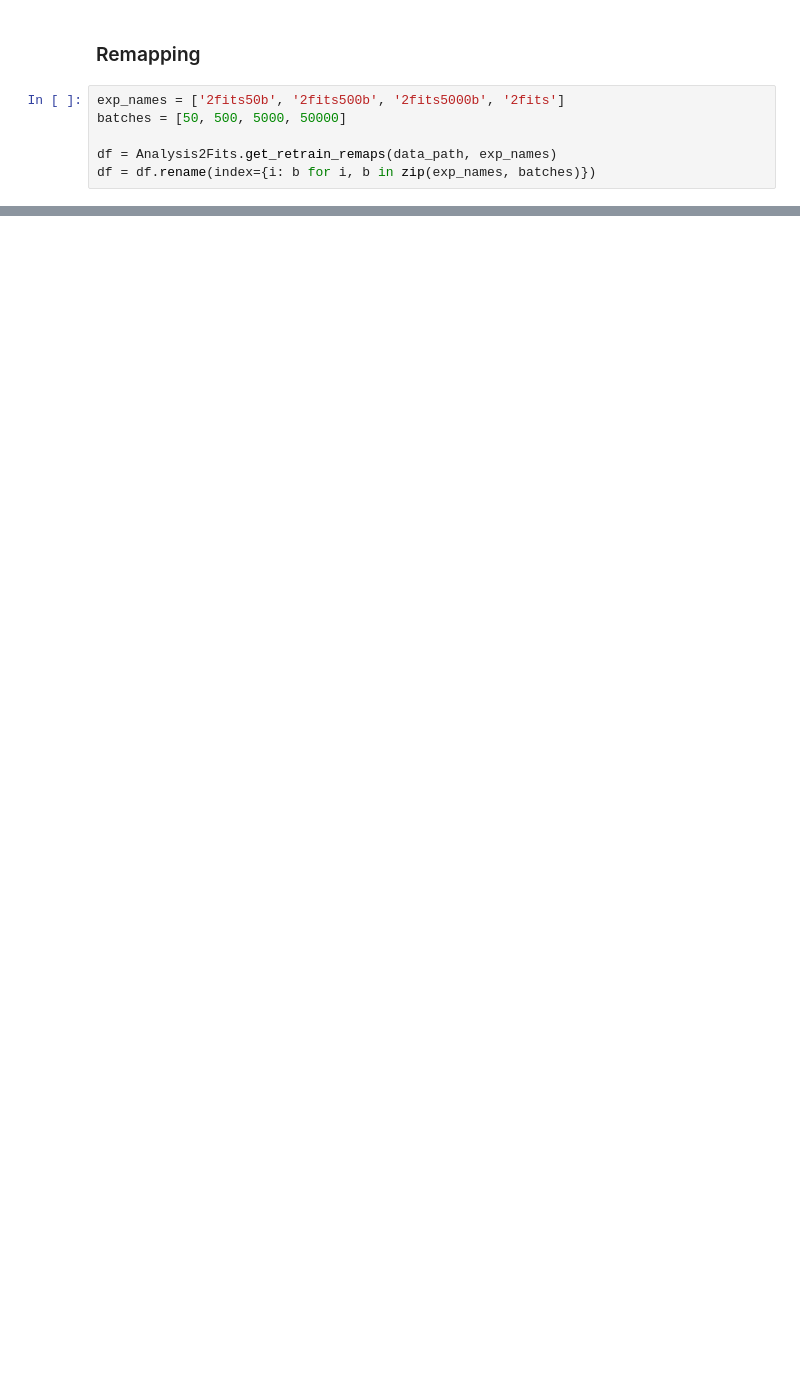
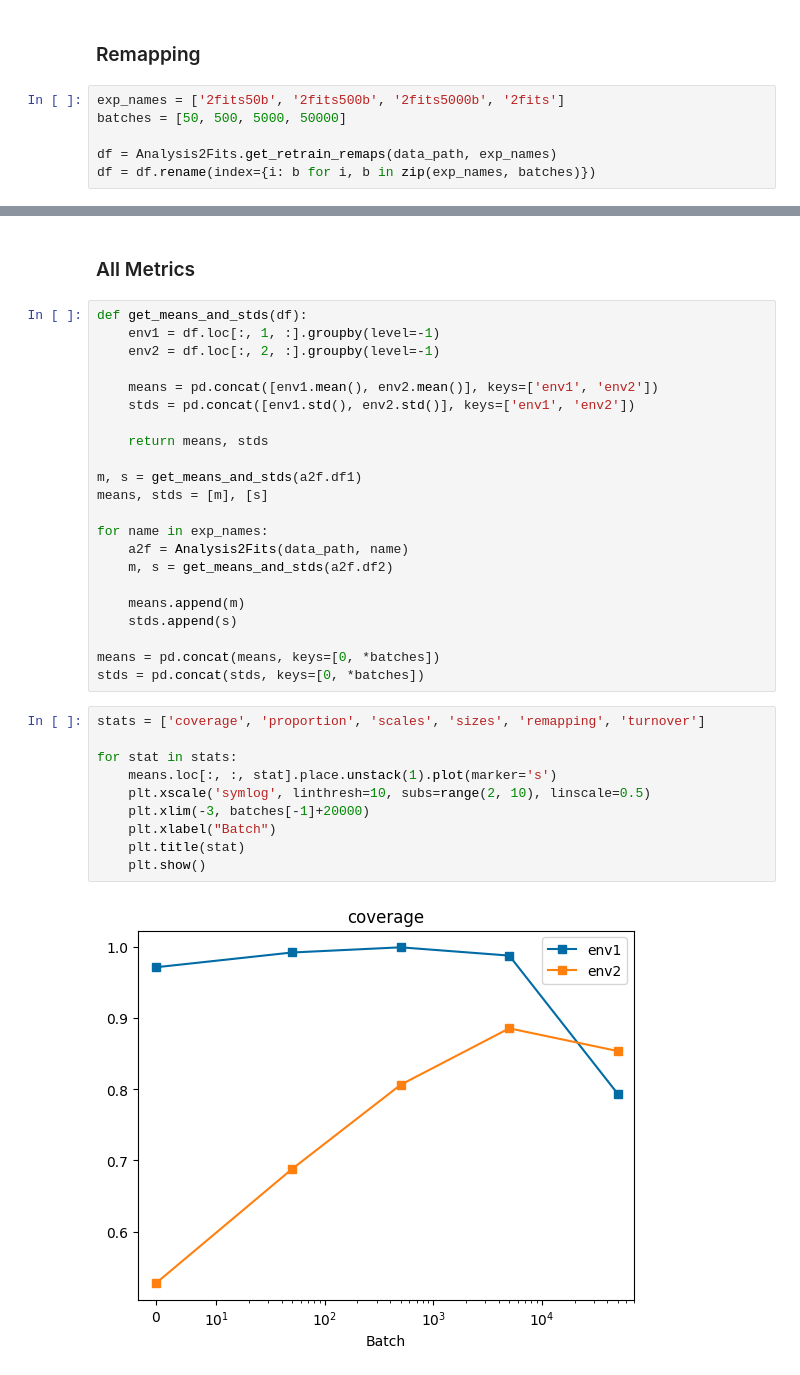
Before and after one commit to ChackMociute/Master-Thesis, a Jupyter notebook: analysis/comparison.ipynb, the cells around one changed output, grey strips where cells are left out. Saved outputs shown, nothing was run; the diff lists cells and outputs as text; blank space fills up the shorter version.

```diff
--- a/analysis/comparison.ipynb
+++ b/analysis/comparison.ipynb
@@ -119,0 +101,36 @@ plt.show()
+# %% [markdown]
+### All Metrics
+# %%
+def get_means_and_stds(df):
+    env1 = df.loc[:, 1, :].groupby(level=-1)
+    env2 = df.loc[:, 2, :].groupby(level=-1)
+
+    means = pd.concat([env1.mean(), env2.mean()], keys=['env1', 'env2'])
+    stds = pd.concat([env1.std(), env2.std()], keys=['env1', 'env2'])
+
+    return means, stds
+
+m, s = get_means_and_stds(a2f.df1)
+means, stds = [m], [s]
+
+for name in exp_names:
+    a2f = Analysis2Fits(data_path, name)
+    m, s = get_means_and_stds(a2f.df2)
+
+    means.append(m)
+    stds.append(s)
+
+means = pd.concat(means, keys=[0, *batches])
+stds = pd.concat(stds, keys=[0, *batches])
+# %%
+stats = ['coverage', 'proportion', 'scales', 'sizes', 'remapping', 'turnover']
+
+for stat in stats:
+    means.loc[:, :, stat].place.unstack(1).plot(marker='s')
+    plt.xscale('symlog', linthresh=10, subs=range(2, 10), linscale=0.5)
+    plt.xlim(-3, batches[-1]+20000)
+    plt.xlabel("Batch")
+    plt.title(stat)
+    plt.show()
+# %% [output]
+[figure, added]
```
Also changed, not shown: parts of 7 cells of this notebook, 3 other files.
